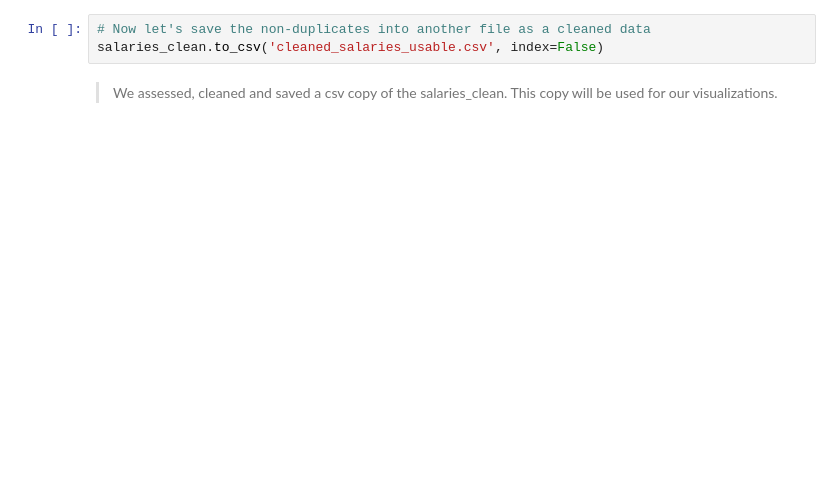
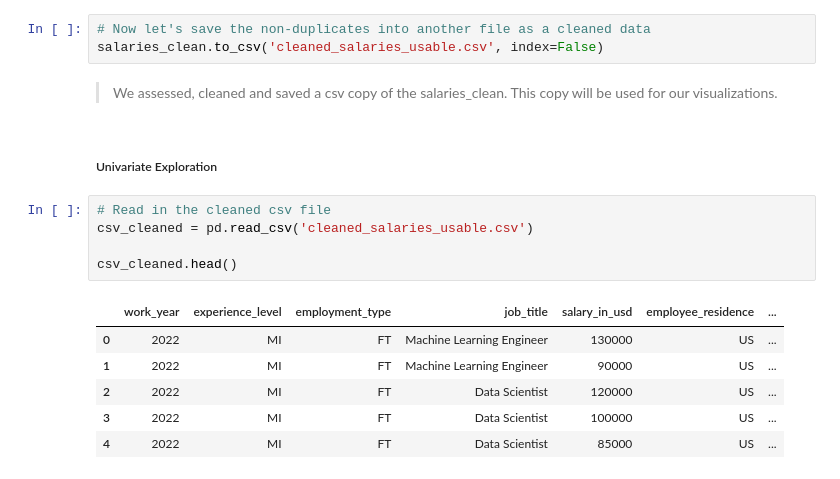
Before and after one commit to Keshtech2002/AI-ML_Salaries, a Jupyter notebook: project.ipynb, the cells around one changed output. Saved outputs shown, nothing was run; the diff lists cells and outputs as text; blank space fills up the shorter version.

```diff
--- a/project.ipynb
+++ b/project.ipynb
@@ -433,3 +435,17 @@ salaries_clean.to_csv('cleaned_salaries_usable.csv', index=False)
 # %% [markdown]
 > We assessed, cleaned and saved a csv copy of the salaries_clean.
 > This copy will be used for our visualizations.
+# %% [markdown]
+##### Univariate Exploration
+# %%
+# Read in the cleaned csv file
+csv_cleaned = pd.read_csv('cleaned_salaries_usable.csv')
+
+csv_cleaned.head()
+# %% [output]
+|  | work_year | experience_level | employment_type | job_title | salary_in_usd | employee_residence | ... |
+| 0 | 2022 | MI | FT | Machine Learning Engineer | 130000 | US | ... |
+| 1 | 2022 | MI | FT | Machine Learning Engineer | 90000 | US | ... |
+| 2 | 2022 | MI | FT | Data Scientist | 120000 | US | ... |
+| 3 | 2022 | MI | FT | Data Scientist | 100000 | US | ... |
+| 4 | 2022 | MI | FT | Data Scientist | 85000 | US | ... |
```
Also changed, not shown: parts of 13 cells of this notebook, 2 other files.
